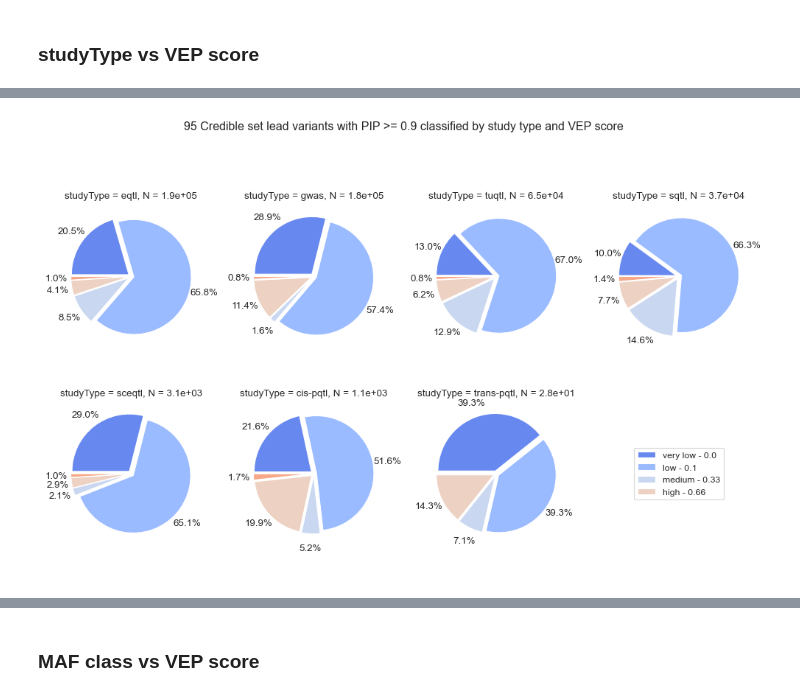
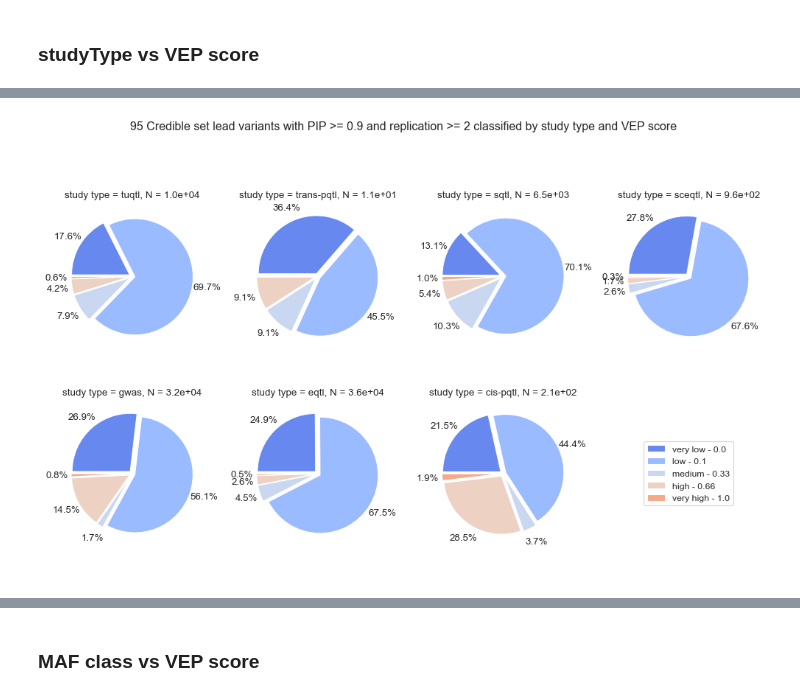
Before and after one commit to opentargets/Gentropy-manuscript, a Jupyter notebook: chapters/variant_effect_prediction/08_variant_effect_prediciton_piecharts.ipynb, the cells around one changed output, grey strips where cells are left out. Cells and saved outputs as stored; diff of their text form; code cells hidden in the pictures.

```diff
--- a/chapters/variant_effect_prediction/08_variant_effect_prediciton_piecharts.ipynb
+++ b/chapters/variant_effect_prediction/08_variant_effect_prediciton_piecharts.ipynb
@@ -208,3 +230,10 @@ shape: (7, 3)
+# %%
+dataset = pl.read_parquet("../../data/rescaled-betas.parquet").with_columns(
+    adjust_study_type(pl.col("studyType")),
+    classify_by_maf(pl.col("majorPopulationMAF")),
+    classify_by_vep_score(pl.col("vepEffect")),
+    classify_by_est_beta(pl.col("rescaledStatistics").struct.field("estimatedBeta")),
+)
 # %% [markdown]
 ## Filtering protocol estimation
 
@@ -479,51 +483,26 @@ data = (
 # %% [markdown]
 ### studyType vs VEP score
 # %%
-_data = (
-    prepare_dataset(dataset)
-    .select(
-        classify_by_vep_score(pl.col("vepEffect")),
-        adjust_study_type(pl.col("studyType")),
-        pl.col("vepEffect").struct.unnest(),
-    )
-    .group_by(pl.col("vepScoreClass"), pl.col("studyType"))
-    .agg(pl.len().alias("count"), pl.col("normalisedScore").first().alias("normalisedScore"))
-    .select(
-        "vepScoreClass",
-        "studyType",
-        "count",
-        "normalisedScore",
-        ((pl.col("count") / pl.col("count").sum().over("studyType")) * 100).round(2).alias("%"),
-    )
-)
+# Create the figure describing studyType classes (gwas, eqtl, cis-pqtl, trans-pqtl, sqtl, tuqtl, seqtl) vepScore distributions
+fig = plt.figure(figsize=(10, 6))
 
-fig = plt.figure(figsize=(10, 6))
-study_types = (
-    _data.select(pl.col("studyType"), pl.sum("count").over("studyType").alias("len"))
-    .select("studyType", "len")
-    .unique()
-    .to_dicts()
-)
+# Extract conditioning variable
+conditioning_col = pl.col("studyType")
+conditioning_variable = dataset.select(conditioning_col).unique().to_series().to_list()
+conditioning_variable.sort(reverse=True)
 
 
-order = sorted([StudyType(s["studyType"], s["len"]) for s in study_types], reverse=True)
-order = [s.study_type for s in order]
-for idx, n in enumerate(order):
+for idx, n in enumerate(conditioning_variable):
     ax = fig.add_subplot(2, 4, idx + 1)
-    d = (
-        _data.filter(pl.col("studyType") == n)
-        .select("count", "vepScoreClass", "normalisedScore")
-        .sort("normalisedScore")
-    )
-    N = d.select(pl.col("count").sum()).to_series()[0]
-    ax.set_title(f"studyType = {n}, N = {N:.1e}")
-
-    x = d.select("count").to_series().to_numpy()
-    labels = (
-        d.select(pl.concat_str(pl.col("vepScoreClass"), pl.col("normalisedScore").round(3), separator=" - "))
-        .to_series()
-        .to_list()
-    )
+    # Prefilter dataset before aggregations including studyType that the plot is conditionned on
+    data = dataset.filter(conditioning_col == n)
+    # Filter on replication(variantId, efo) >=2 and PIP >= 0.9
+    data = prepare_dataset(data)
+    # Aggregate on the conditionned variable and vepScoreClass
+    data = aggregate_by_variant_score_and_cond(data, conditioning_col)
+    x = data.select("count").to_series().to_numpy()
+    N = data.select(pl.col("count").sum()).to_series()[0]
+    ax.set_title(f"study type = {n}, N = {N:.1e}")
     wedges, *_ = ax.pie(
         x=x,
         counterclock=False,
@@ -535,24 +514,15 @@ for idx, n in enumerate(order):
         startangle=180,
     )
 
-colors = [w.get_facecolor() for w in wedges]
-legend_elements = [Patch(facecolor=colors[i], label=labels[i]) for i in range(len(labels))]
+# Plot legend
+labels, _, handlers = get_legend_components(data, wedges)
 ax = fig.add_subplot(2, 4, 8)
 ax.axis("off")
-handles, labels = ax.get_legend_handles_labels()
-ax.legend(handles=legend_elements, loc="center")  # Place legend in next subplot
-fig.suptitle("95 Credible set lead variants with PIP >= 0.9 classified by study type and VEP score", y=1.05)
-
-plt.margins(0, 0)
+ax.legend(handles=handlers, loc="center")  # Place legend in next subplot
+fig.suptitle(
+    "95 Credible set lead variants with PIP >= 0.9 and replication >= 2 classified by study type and VEP score", y=1.05
+)
 
 plt.tight_layout()
 plt.show()
-# fig = px.sunburst(
-#     data,
-#     path=["studyType", "vepScoreClass", "assessment"],
-#     title="individual assessment breakdown",
-#     height=600,
-#     width=600,
-# )
-# fig.show()
 # %% [output]
@@ -564 +546 @@ Percentage of variants removed: 81.81%
-[figure, old version]
+[figure, new version]
```
Also changed, not shown: parts of 11 cells of this notebook, 3 other files.
